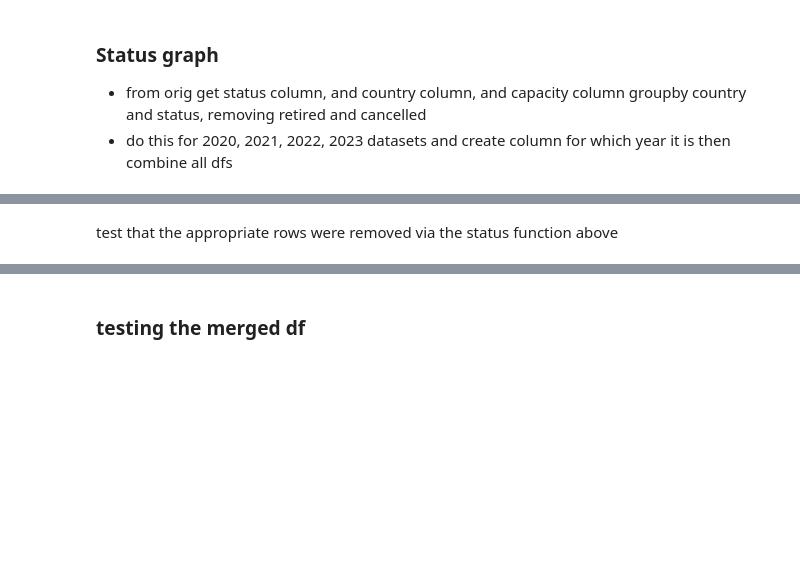
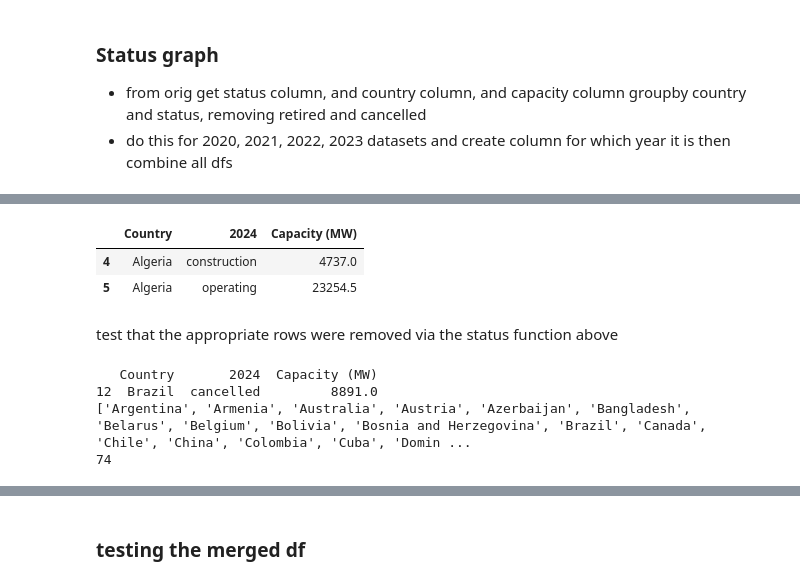
Before and after one commit to GlobalEnergyMonitor/GOGPT-dashboard, a Jupyter notebook: Gas plants dashboard - pre-process data.ipynb, the cells around one changed output, grey strips where cells are left out. Drawn from its saved outputs; the diff is of its cells as text; code cells hidden in the pictures; blank space fills up the shorter version.

```diff
--- a/Gas plants dashboard - pre-process data.ipynb
+++ b/Gas plants dashboard - pre-process data.ipynb
@@ -59,13 +62,18 @@ def determine_year_month_from_file(gogpt_dash_file):
 # create list of countries to choose from (GEM country names)
 # data in gogpt_status is most complete; example of Albania, which only has cancelled units, nothing else
 
-list_of_xls_paths = [gogpt_xl_h1_2023, gogpt_xl_h2_2022, gogpt_xl_h1_2022, gogpt_xl_h2_2021, gogpt_xl_h1_2021]
+list_of_xls_paths = [gogpt_xl_h2_2023, gogpt_xl_h1_2023, gogpt_xl_h2_2022, gogpt_xl_h1_2022, gogpt_xl_h2_2021, gogpt_xl_h1_2021]
 
+month_h2_2023, year_h2_2023 = determine_year_month_from_file(current)
 month_h1_2023, year_h1_2023 = determine_year_month_from_file(gogpt_dash_file_h1_2023)
 month_h2_2022, year_h2_2022 = determine_year_month_from_file(gogpt_dash_file_h2_2022)
 month_h1_2022, year_h1_2022 = determine_year_month_from_file(gogpt_dash_file_h1_2022)
 month_h2_2021, year_h2_2021 = determine_year_month_from_file(gogpt_dash_file_h2_2021)
 month_h1_2021, year_h1_2021 = determine_year_month_from_file(gogpt_dash_file_h1_2021)
+
+gogpt_h2_2023 = pd.read_excel(gogpt_xl_h2_2023, sheet_name = 'Sheet1')
+gogpt_h2_2023['Version month'] = month_h2_2023
+gogpt_h2_2023['Version year'] = year_h2_2023
 
 gogpt_h1_2023 = pd.read_excel(gogpt_xl_h1_2023, sheet_name = 'Gas &amp; Oil Units')
 gogpt_h1_2023['Version month'] = month_h1_2023
@@ -87,5 +95,5 @@ gogpt_h1_2021 = pd.read_excel(gogpt_xl_h1_2021, sheet_name = 'GGPT - Gas Units')
 gogpt_h1_2021['Version month'] = month_h1_2021
 gogpt_h1_2021['Version year'] = year_h1_2021
 
-gogpt_country_list = gogpt_h1_2023['Country'].sort_values().unique().tolist()
+gogpt_country_list = gogpt_h2_2023['Country'].sort_values().unique().tolist()
 gogpt_country_list = ['all'] + gogpt_country_list
@@ -92,8 +107,14 @@ gogpt_country_list = ['all'] + gogpt_country_list
+# %%
+# clean plant start year not found
+
+gogpt_h2_2023['Start year'] = gogpt_h2_2023['Start year'].replace({'not found':np.nan})
+gogpt_h2_2023['Capacity (MW)'] = gogpt_h2_2023['Capacity (MW)'].replace({'not found':np.nan})
+gogpt_h2_2023['Retired year'] = gogpt_h2_2023['Retired year'].replace({'not found':np.nan})
 # %%
 # drop rows where capacity or country is na or not found
 
 
-list_of_dfs = [gogpt_h1_2023, gogpt_h2_2022, gogpt_h1_2022, gogpt_h2_2021, gogpt_h1_2021]
+list_of_dfs = [gogpt_h2_2023, gogpt_h1_2023, gogpt_h2_2022, gogpt_h1_2022, gogpt_h2_2021, gogpt_h1_2021]
 
 def clean_status_dfs(df_list):
     list_of_dfs_clean = []
@@ -108,4 +129,4 @@ def clean_status_dfs(df_list):
         list_of_dfs_clean.append(df)
     return list_of_dfs_clean
 
-gogpt_h1_2023, gogpt_h2_2022, gogpt_h1_2022, gogpt_h2_2021, gogpt_h1_2021 = clean_status_dfs(list_of_dfs)
+gogpt_h2_2023, gogpt_h1_2023, gogpt_h2_2022, gogpt_h1_2022, gogpt_h2_2021, gogpt_h1_2021 = clean_status_dfs(list_of_dfs)
@@ -244,7 +297,7 @@ gogpt_map
 - from orig get status column, and country column, and capacity column groupby country and status, removing retired and cancelled
 - do this for 2020, 2021, 2022, 2023 datasets and create column for which year it is then combine all dfs
 # %%
-list_of_dfs_status = [gogpt_h1_2023, gogpt_h2_2022, gogpt_h1_2022, gogpt_h2_2021, gogpt_h1_2021]
+list_of_dfs_status = [gogpt_h2_2023, gogpt_h1_2023, gogpt_h2_2022, gogpt_h1_2022, gogpt_h2_2021, gogpt_h1_2021]
 accepted_statuses = ['announced', 'construction', 'mothballed', 'operating', 'pre-construction', 'shelved']
 
 
@@ -288,4 +341,4 @@ def filter_by_accepted_status(list_of_dfs):
 
     return filtered_status_dfs
 
-status_gogpt_h1_2023, status_gogpt_h2_2022, status_gogpt_h1_2022, status_gogpt_h2_2021, status_gogpt_h1_2021 = filter_by_accepted_status(list_of_dfs_status)
+status_gogpt_h2_2023,status_gogpt_h1_2023, status_gogpt_h2_2022, status_gogpt_h1_2022, status_gogpt_h2_2021, status_gogpt_h1_2021 = filter_by_accepted_status(list_of_dfs_status)
@@ -292,8 +363,13 @@ status_gogpt_h1_2023, status_gogpt_h2_2022, status_gogpt_h1_2022, status_gogpt_h
 # %%
 # tests against excel
-status_gogpt_h1_2023[status_gogpt_h1_2023['Country'] == 'Brazil']
-status_gogpt_h1_2023[status_gogpt_h1_2023['Country'] == 'China']
-status_gogpt_h1_2023[status_gogpt_h1_2023['Country'] == 'Algeria']
+
+status_gogpt_h2_2023[status_gogpt_h2_2023['Country'] == 'Brazil']
+status_gogpt_h2_2023[status_gogpt_h2_2023['Country'] == 'China']
+status_gogpt_h2_2023[status_gogpt_h2_2023['Country'] == 'Algeria']
+# %% [output]
+|  | Country | 2024 | Capacity (MW) |
+| 4 | Algeria | construction | 4737.0 |
+| 5 | Algeria | operating | 23254.5 |
 # %% [markdown]
 test that the appropriate rows were removed via the status function above
 # %%
@@ -326,18 +402,23 @@ def filter_by_not_accepted_status(list_of_dfs):
 
     return re_filtered_status_dfs
 
-restatus_gogpt_h1_2023, restatus_gogpt_h2_2022, restatus_gogpt_h1_2022, restatus_gogpt_h2_2021, restatus_gogpt_h1_2021 = filter_by_not_accepted_status(list_of_dfs_status)
+restatus_gogpt_h2_2023, restatus_gogpt_h1_2023, restatus_gogpt_h2_2022, restatus_gogpt_h1_2022, restatus_gogpt_h2_2021, restatus_gogpt_h1_2021 = filter_by_not_accepted_status(list_of_dfs_status)
 
 
-restatus_gogpt_h1_2023
-print(restatus_gogpt_h1_2023[restatus_gogpt_h1_2023['Country'] == 'Brazil'])
+restatus_gogpt_h2_2023
+print(restatus_gogpt_h2_2023[restatus_gogpt_h2_2023['Country'] == 'Brazil'])
 #    Country     2023.5  Capacity (MW)
 # 16  Brazil  cancelled          260.0
 # 17  Brazil  cancelled         1768.0
-restatus_gogpt_h1_2023[restatus_gogpt_h1_2023['Country'] == 'Brazil']
-restatus_gogpt_h1_2023
-countries_unique_check = restatus_gogpt_h1_2023['Country'].unique()
+restatus_gogpt_h2_2023[restatus_gogpt_h2_2023['Country'] == 'Brazil']
+restatus_gogpt_h2_2023
+countries_unique_check = restatus_gogpt_h2_2023['Country'].unique()
 print(sorted(countries_unique_check))
 print(len(countries_unique_check))
+# %% [output]
+   Country       2024  Capacity (MW)
+12  Brazil  cancelled         8891.0
+['Argentina', 'Armenia', 'Australia', 'Austria', 'Azerbaijan', 'Bangladesh', 'Belarus', 'Belgium', 'Bolivia', 'Bosnia and Herzegovina', 'Brazil', 'Canada', 'Chile', 'China', 'Colombia', 'Cuba', 'Domin ...
+74
 # %%
 #merge all status dfs
```
Also changed, not shown: parts of 27 cells of this notebook, 1 other file.
